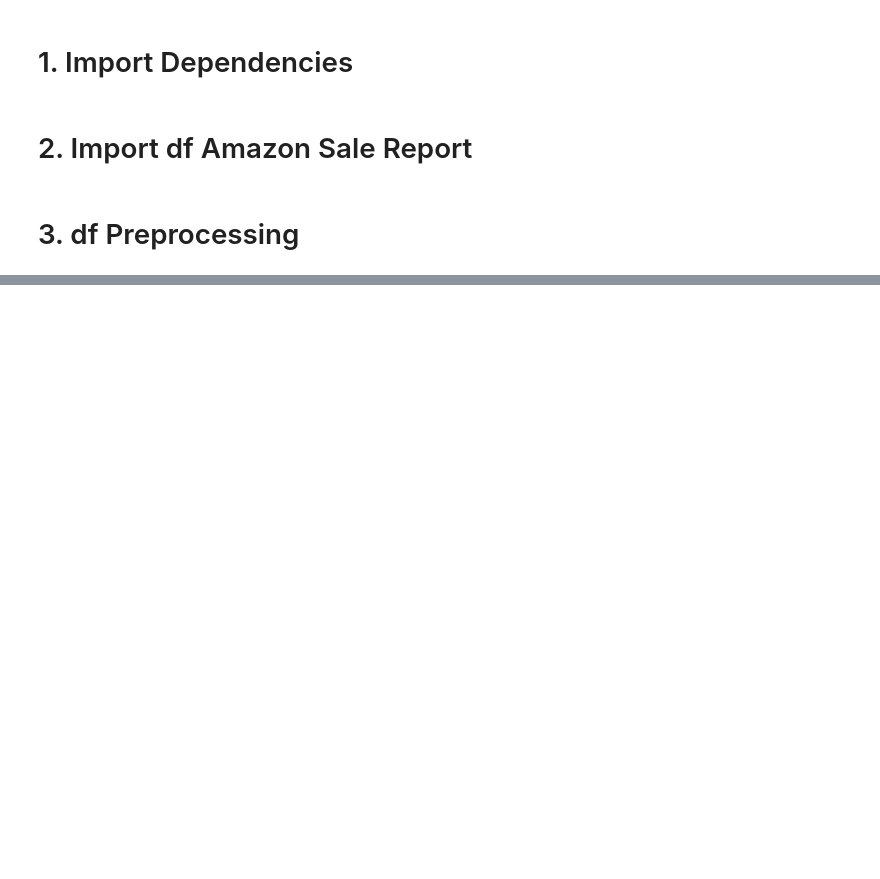
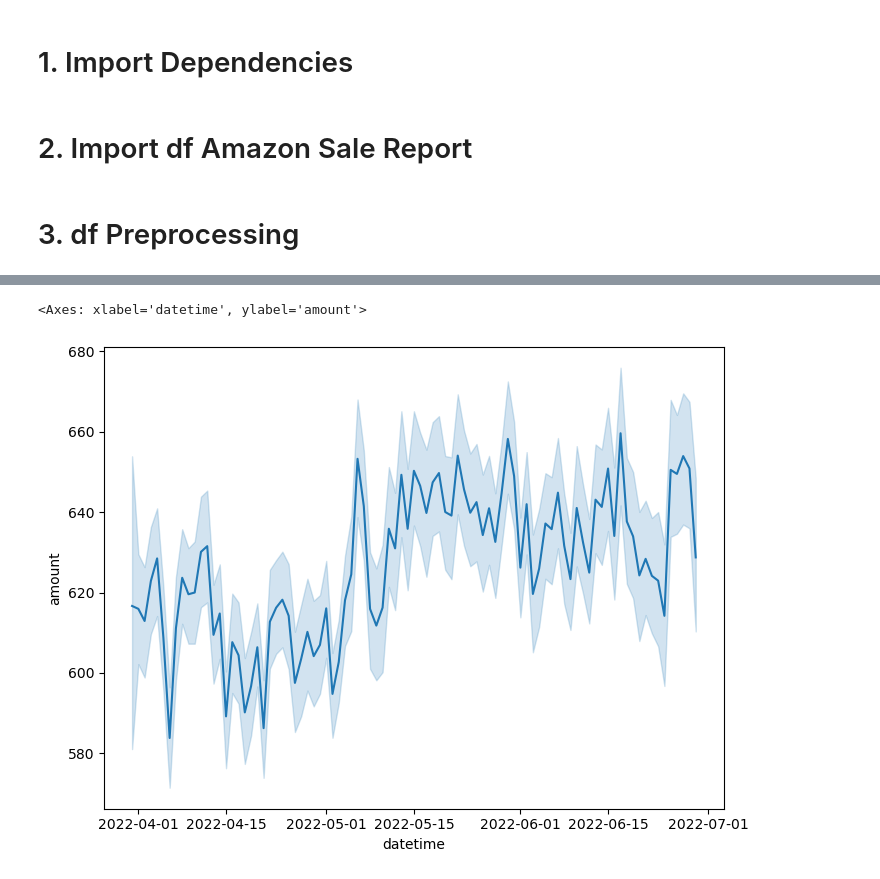
Before and after one commit to alfandysurya2/portfolio, a Jupyter notebook: E-Commerce Data Pipeline with Airflow/notebook/amazon_sale_report_pulling_and_preprocessing_debug.ipynb, the cells around one changed output, grey strips where cells are left out. Cells and saved outputs as stored; diff of their text form; code cells hidden in the pictures; blank space fills up the shorter version.

```diff
--- a/E-Commerce Data Pipeline with Airflow/notebook/amazon_sale_report_pulling_and_preprocessing_debug.ipynb
+++ b/E-Commerce Data Pipeline with Airflow/notebook/amazon_sale_report_pulling_and_preprocessing_debug.ipynb
@@ -228,0 +247,8 @@ df_drop
+# %%
+df_no_outlier['datetime'] = pd.to_datetime(df_no_outlier.date)
+# %%
+plt.figure(figsize=(8,6), dpi=100)
+sns.lineplot(data=df_no_outlier, x='datetime', y='amount')
+# %% [output]
+<Axes: xlabel='datetime', ylabel='amount'>
+[figure, added]
```
Also changed, not shown: parts of 19 cells of this notebook, 47 other files.
